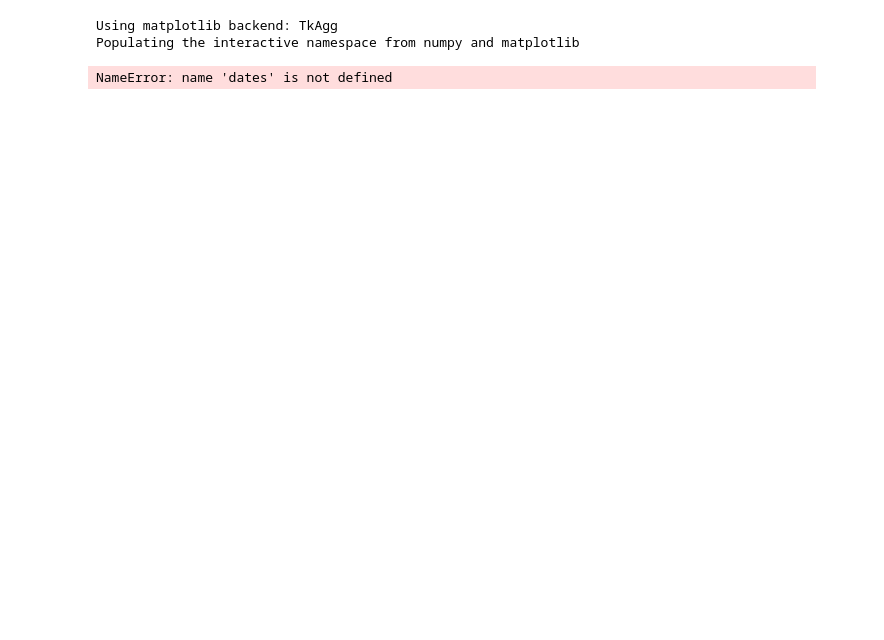
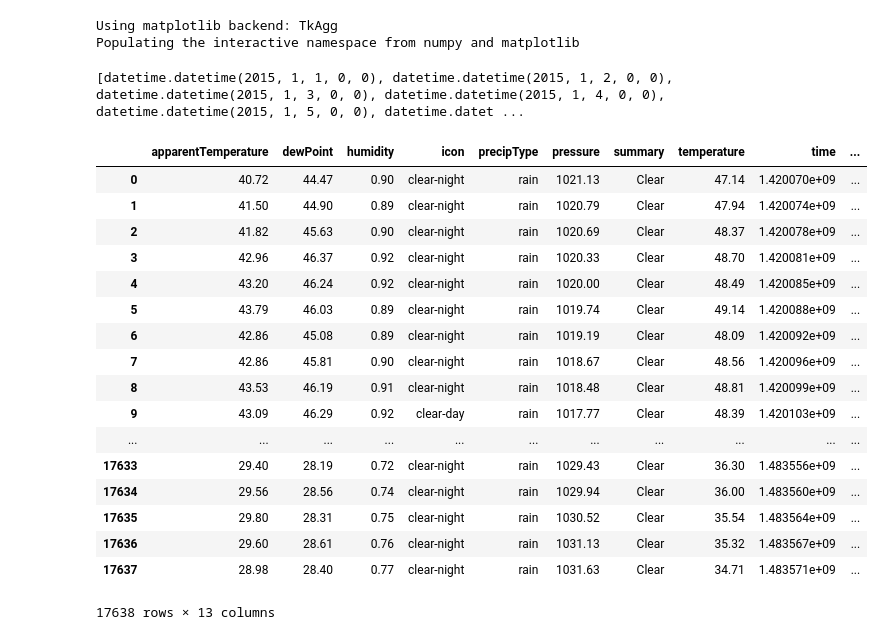
Before and after one commit to JBorrow/durhack, a Jupyter notebook: data_extractor.ipynb, the cells around one changed output. Cells and saved outputs as stored; diff of their text form; code cells hidden in the pictures; blank space fills up the shorter version.

```diff
--- a/data_extractor.ipynb
+++ b/data_extractor.ipynb
@@ -9,11 +9,20 @@ import pandas
 import darksky
 import datetime
 from tqdm import tqdm
-# %%
-import moment
-
-for i in range(110):
-    dates = moment.date(2016, 12, 31).date
+# %%
+import moment
+
+this_date = moment.date(2015, 1, 1)
+
+dates = []
+
+for i in range(365*2 + 5):
+    dates.append(this_date.date)
+    this_date = this_date.add(days=1)
+
+print dates
+# %% [output]
+[datetime.datetime(2015, 1, 1, 0, 0), datetime.datetime(2015, 1, 2, 0, 0), datetime.datetime(2015, 1, 3, 0, 0), datetime.datetime(2015, 1, 4, 0, 0), datetime.datetime(2015, 1, 5, 0, 0), datetime.datet ...
 # %%
 indicies_hourly = (u'apparentTemperature',
     u'dewPoint',
@@ -65,8 +74,27 @@ for date in tqdm(dates):
 
     for daily_data in output['daily']['data']:
         df_daily = df_daily.append(daily_data, ignore_index=True)
-# %% [output]
-NameError: name 'dates' is not defined
 # %%
 df_hourly.to_csv("darksky_data/hourly.csv")
 df_daily.to_csv("darksky_data/daily.csv")
+# %%
+df_hourly
+# %% [output]
+|  | apparentTemperature | dewPoint | humidity | icon | precipType | pressure | summary | temperature | time | ... |
+| 0 | 40.72 | 44.47 | 0.90 | clear-night | rain | 1021.13 | Clear | 47.14 | 1.420070e+09 | ... |
+| 1 | 41.50 | 44.90 | 0.89 | clear-night | rain | 1020.79 | Clear | 47.94 | 1.420074e+09 | ... |
+| 2 | 41.82 | 45.63 | 0.90 | clear-night | rain | 1020.69 | Clear | 48.37 | 1.420078e+09 | ... |
+| 3 | 42.96 | 46.37 | 0.92 | clear-night | rain | 1020.33 | Clear | 48.70 | 1.420081e+09 | ... |
+| 4 | 43.20 | 46.24 | 0.92 | clear-night | rain | 1020.00 | Clear | 48.49 | 1.420085e+09 | ... |
+| 5 | 43.79 | 46.03 | 0.89 | clear-night | rain | 1019.74 | Clear | 49.14 | 1.420088e+09 | ... |
+| 6 | 42.86 | 45.08 | 0.89 | clear-night | rain | 1019.19 | Clear | 48.09 | 1.420092e+09 | ... |
+| 7 | 42.86 | 45.81 | 0.90 | clear-night | rain | 1018.67 | Clear | 48.56 | 1.420096e+09 | ... |
+| 8 | 43.53 | 46.19 | 0.91 | clear-night | rain | 1018.48 | Clear | 48.81 | 1.420099e+09 | ... |
+| 9 | 43.09 | 46.29 | 0.92 | clear-day | rain | 1017.77 | Clear | 48.39 | 1.420103e+09 | ... |
+| ... | ... | ... | ... | ... | ... | ... | ... | ... | ... | ... |
+| 17633 | 29.40 | 28.19 | 0.72 | clear-night | rain | 1029.43 | Clear | 36.30 | 1.483556e+09 | ... |
+| 17634 | 29.56 | 28.56 | 0.74 | clear-night | rain | 1029.94 | Clear | 36.00 | 1.483560e+09 | ... |
+| 17635 | 29.80 | 28.31 | 0.75 | clear-night | rain | 1030.52 | Clear | 35.54 | 1.483564e+09 | ... |
+| 17636 | 29.60 | 28.61 | 0.76 | clear-night | rain | 1031.13 | Clear | 35.32 | 1.483567e+09 | ... |
+| 17637 | 28.98 | 28.40 | 0.77 | clear-night | rain | 1031.63 | Clear | 34.71 | 1.483571e+09 | ... |
+17638 rows × 13 columns
```
